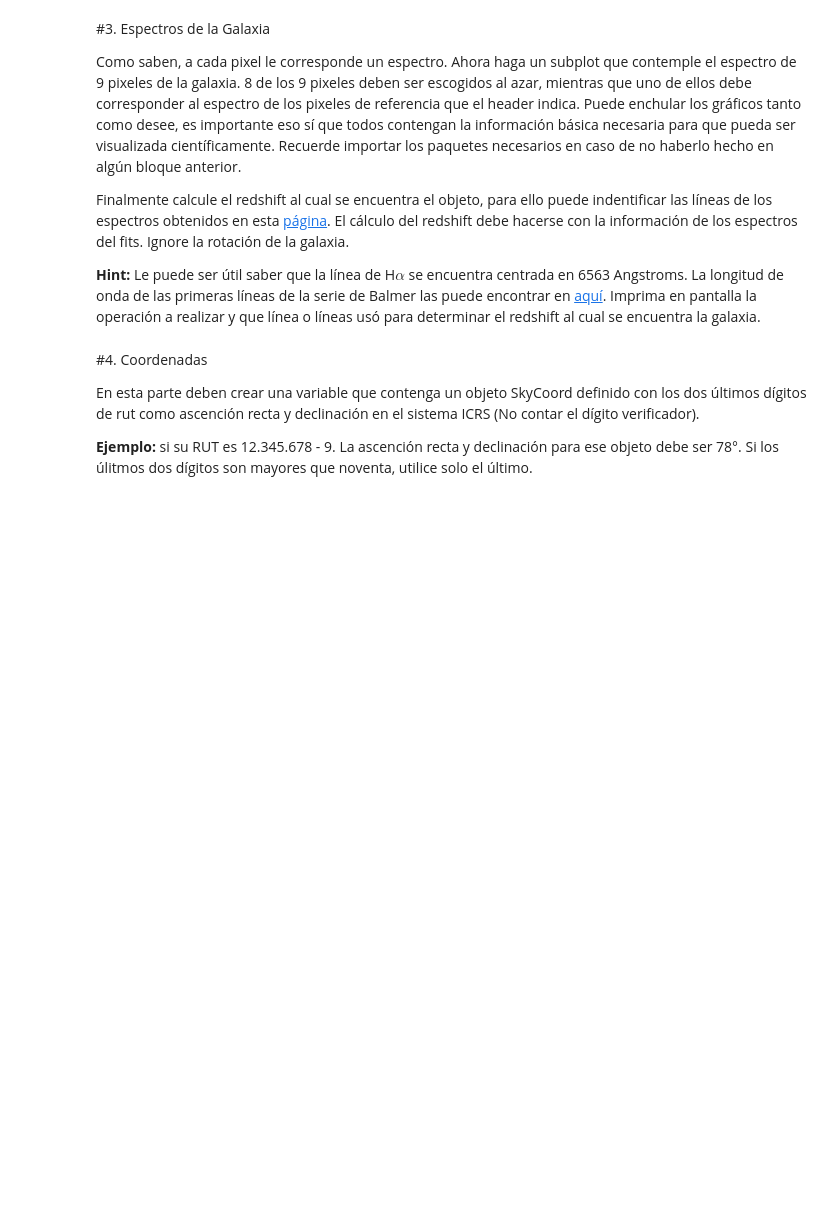
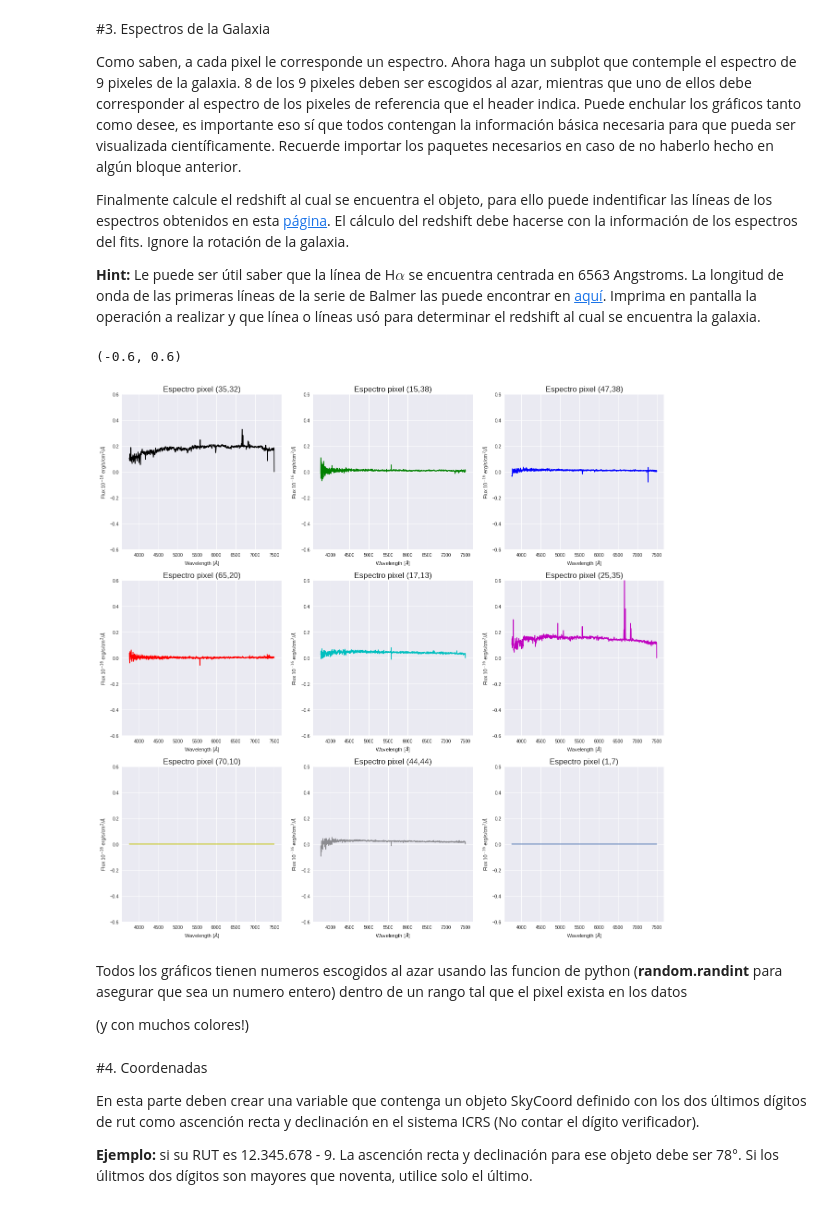
Before and after one commit to valfessi/minitarea4, a Jupyter notebook: minitarea4.ipynb, the cells around one changed output. Drawn from its saved outputs; the diff is of its cells as text; code cells hidden in the pictures; blank space fills up the shorter version.

```diff
--- a/minitarea4.ipynb
+++ b/minitarea4.ipynb
@@ -81,3 +152,83 @@ Como saben, a cada pixel le corresponde un espectro. Ahora haga un subplot que c
 Finalmente calcule el redshift al cual se encuentra el objeto, para ello puede indentificar las líneas de los espectros obtenidos en esta [página](http://skyserver.sdss.org/dr15/en/tools/chart/navi.aspx). El cálculo del redshift debe hacerse con la información de los espectros del fits. Ignore la rotación de la galaxia.
 
 **Hint:** Le puede ser útil saber que la línea de H$\alpha$ se encuentra centrada en 6563 Angstroms. La longitud de onda de las primeras líneas de la serie de Balmer las puede encontrar en [aquí](https://es.wikipedia.org/wiki/L%C3%ADneas_de_Balmer). Imprima en pantalla la operación a realizar y que línea o líneas usó para determinar el redshift al cual se encuentra la galaxia.
+# %%
+#Graficos
+import random
+plt.figure(figsize=(21,21))
+plt.subplot(331)
+plt.plot(lo,data[:,35,32], 'k') #data[:,(coord pixel asc),(coord pixel dec)]
+plt.xlabel('Wavelength [$\AA$]')
+plt.ylabel('Flux 10$^{-16}$ erg/s/cm$^2$/$\AA$')
+plt.title('Espectro pixel (35,32)')
+
+plt.subplot(332)
+a=random.randint(0,73)
+b=random.randint(0,78)
+plt.plot(lo,data[:, a,b], 'g')
+plt.xlabel('Wavelength [$\AA$]')
+plt.ylabel('Flux 10$^{-16}$ erg/s/cm$^2$/$\AA$')
+plt.title('Espectro pixel (' + str(a) + ',' +str(b)+ ')')
+
+plt.subplot(333)
+a=random.randint(0,73)
+b=random.randint(0,78)
+plt.plot(lo,data[:, a,b], 'b')
+plt.xlabel('Wavelength [$\AA$]')
+plt.ylabel('Flux 10$^{-16}$ erg/s/cm$^2$/$\AA$')
+plt.title('Espectro pixel (' + str(a) + ',' +str(b)+ ')')
+
+plt.subplot(334)
+a=random.randint(0,73)
+b=random.randint(0,78)
+plt.plot(lo,data[:, a,b], 'r')
+plt.xlabel('Wavelength [$\AA$]')
+plt.ylabel('Flux 10$^{-16}$ erg/s/cm$^2$/$\AA$')
+plt.title('Espectro pixel (' + str(a) + ',' +str(b)+ ')')
+
+plt.subplot(335)
+a=random.randint(0,73)
+b=random.randint(0,78)
+plt.plot(lo,data[:, a,b],'c')
+plt.xlabel('Wavelength [$\AA$]')
+plt.ylabel('Flux 10$^{-16}$ erg/s/cm$^2$/$\AA$')
+plt.title('Espectro pixel (' + str(a) + ',' +str(b)+ ')')
+
+plt.subplot(336)
+a=random.randint(0,73)
+b=random.randint(0,78)
+plt.plot(lo,data[:, a,b], 'm')
+plt.xlabel('Wavelength [$\AA$]')
+plt.ylabel('Flux 10$^{-16}$ erg/s/cm$^2$/$\AA$')
+plt.title('Espectro pixel (' + str(a) + ',' +str(b)+ ')')
+
+plt.subplot(337)
+a=random.randint(0,73)
+b=random.randint(0,78)
+plt.plot(lo,data[:, a,b], 'y')
+plt.xlabel('Wavelength [$\AA$]')
+plt.ylabel('Flux 10$^{-16}$ erg/s/cm$^2$/$\AA$')
+plt.title('Espectro pixel (' + str(a) + ',' +str(b)+ ')')
+
+plt.subplot(338)
+a=random.randint(0,73)
+b=random.randint(0,78)
+plt.plot(lo,data[:, a,b], 'k', alpha=0.4)
+plt.xlabel('Wavelength [$\AA$]')
+plt.ylabel('Flux 10$^{-16}$ erg/s/cm$^2$/$\AA$')
+plt.title('Espectro pixel (' + str(a) + ',' +str(b)+ ')')
+
+plt.subplot(339)
+a=random.randint(0,73)
+b=random.randint(0,78)
+plt.plot(lo,data[:, a,b])
+plt.xlabel('Wavelength [$\AA$]')
+plt.ylabel('Flux 10$^{-16}$ erg/s/cm$^2$/$\AA$')
+plt.title('Espectro pixel (' + str(a) + ',' +str(b)+ ')')
+# %% [output]
+(-0.6, 0.6)
+[figure, added]
+# %% [markdown]
+Todos los gráficos tienen numeros escogidos al azar usando las funcion de python (**random.randint** para asegurar que sea un numero entero) dentro de un rango tal que el pixel exista en los datos
+
+(y con muchos colores!)
```
Also changed, not shown: parts of 2 cells of this notebook.
